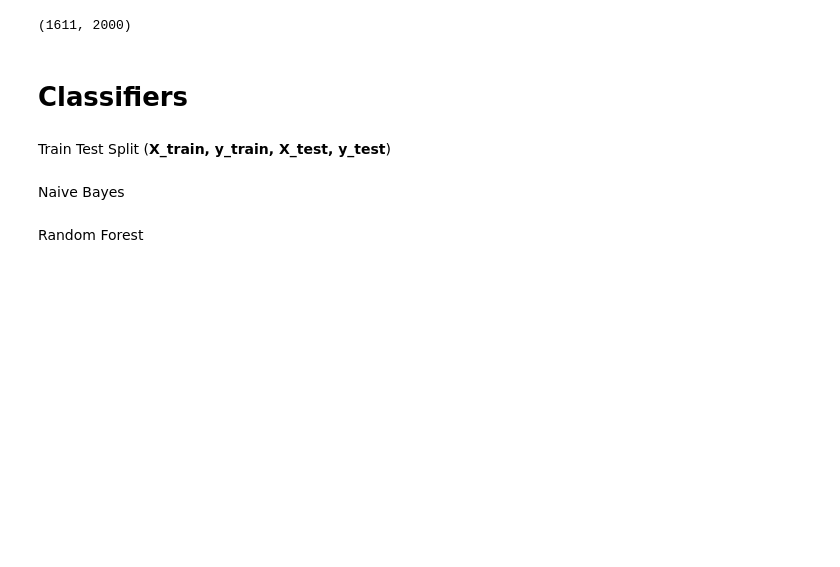
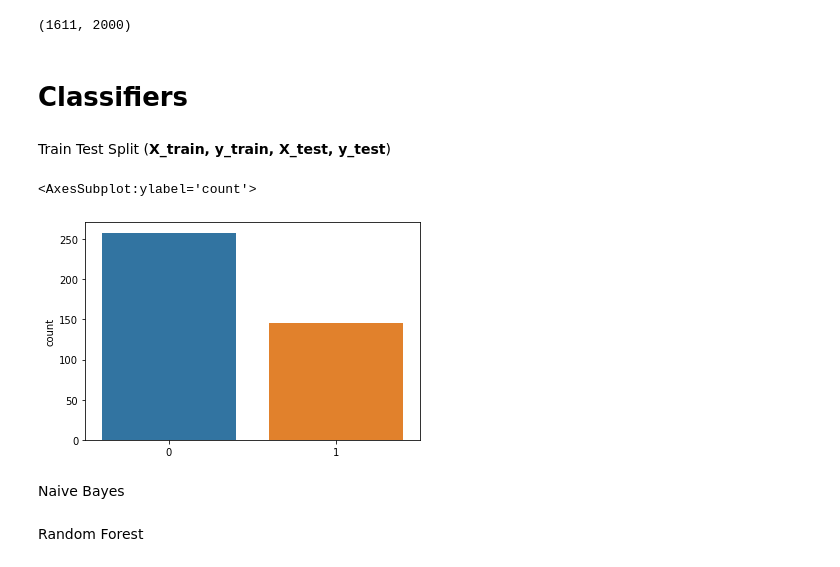
Before and after one commit to fahim0120/SocialMediaMiningProject, a Jupyter notebook: ProudBoys.ipynb, the cells around one changed output. Drawn from its saved outputs; the diff is of its cells as text; code cells hidden in the pictures; blank space fills up the shorter version.

```diff
--- a/ProudBoys.ipynb
+++ b/ProudBoys.ipynb
@@ -351,4 +439,9 @@ Train Test Split (**X_train, y_train, X_test, y_test**)
 # %%
 # Train Test Split
 from sklearn.model_selection import train_test_split
-X_train, X_test, y_train, y_test = train_test_split(X1, y, test_size=0.20, random_state=0)
+X_train, X_test, y_train, y_test = train_test_split(data.drop('supportive', axis='columns'), y, test_size=0.20, random_state=0)
+# %%
+sns.countplot(y_test)
+# %% [output]
+<AxesSubplot:ylabel='count'>
+[figure, added]
```
Also changed, not shown: parts of 18 cells of this notebook, 1 other file.
